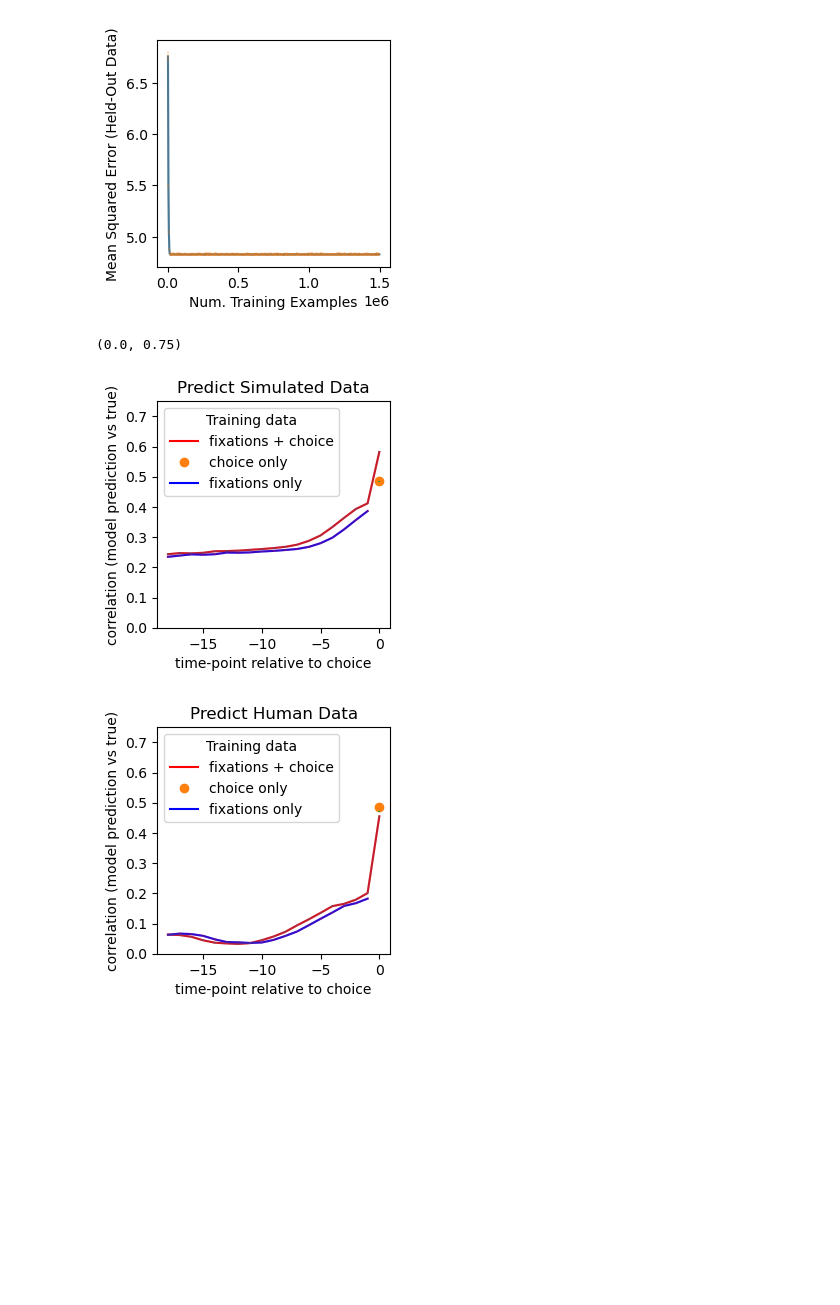
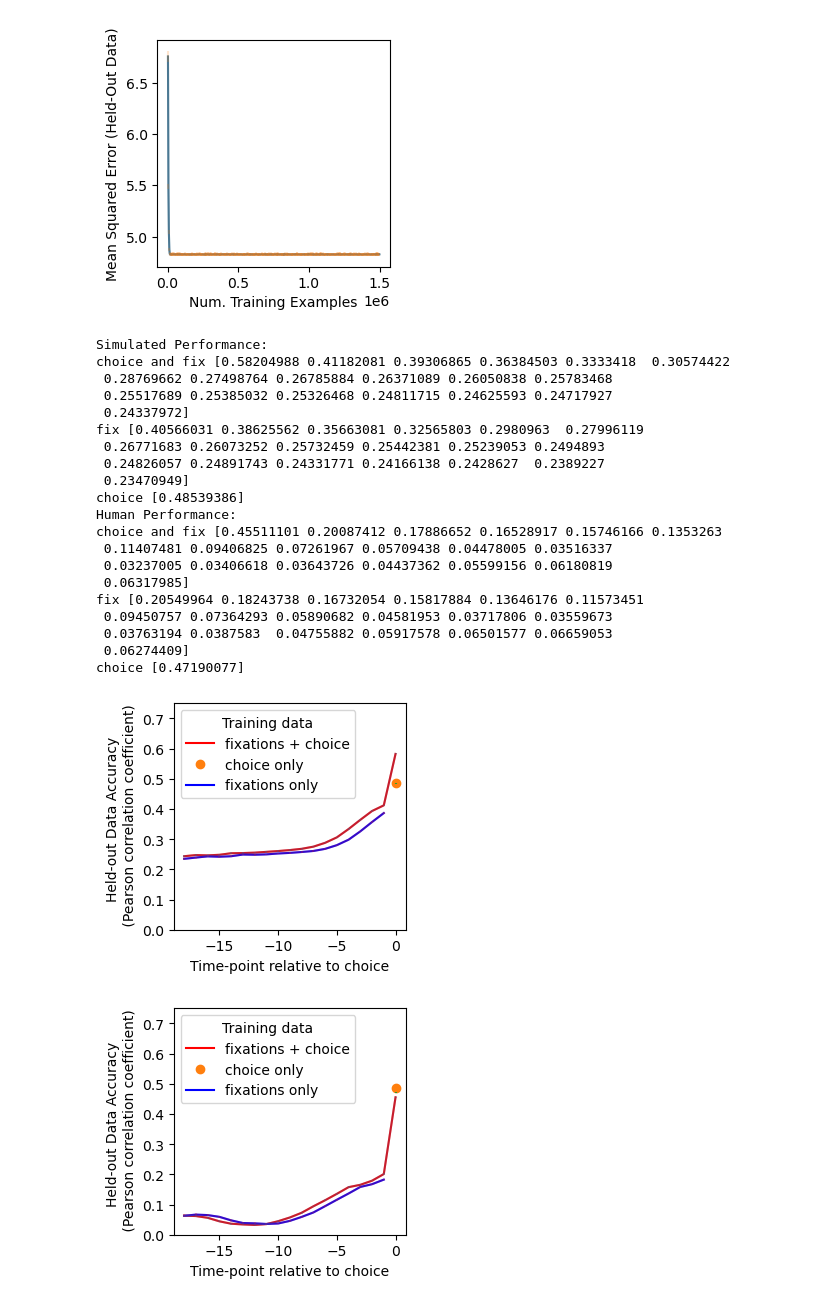
Before and after one commit to evanrussek/RNNs, a Jupyter notebook: analyze_train_sim_test_sim_hum_res.ipynb, the cells around one changed output. Drawn from its saved outputs; the diff is of its cells as text; code cells hidden in the pictures; blank space fills up the shorter version.

```diff
--- a/analyze_train_sim_test_sim_hum_res.ipynb
+++ b/analyze_train_sim_test_sim_hum_res.ipynb
@@ -111,36 +111,64 @@ Text(0, 0.5, 'Mean Squared Error (Held-Out Data)')
 # %%
 fig,ax = plt.subplots(1,1,figsize=(3,3),dpi=100)
 these_tps = np.arange(-18,1,1)
 ax.plot(these_tps,np.flip(np.mean(all_r_sim_by_n_back_fc,0)), 'r-', label='fixations + choice')
 ax.errorbar(these_tps,np.flip(np.mean(all_r_sim_by_n_back_fc,0)), np.flip(np.std(all_r_sim_by_n_back_fc,0)/np.sqrt(50)), alpha=.25)
 ax.plot(0,np.mean(all_r_sim_by_n_back_c), 'o', label='choice only')
 ax.errorbar(0,np.mean(all_r_sim_by_n_back_c), np.std(all_r_sim_by_n_back_c)/np.sqrt(50))
 ax.plot(np.arange(-18,0,1),np.flip(np.mean(all_r_sim_by_n_back_f[:,1:],0)), 'b-', label='fixations only')
 ax.errorbar(np.arange(-18,0,1),np.flip(np.mean(all_r_sim_by_n_back_f[:,1:],0)), np.flip(np.std(all_r_sim_by_n_back_f[:,1:],0)/np.sqrt(50)), alpha=.25)
 ax.legend(title='Training data')
-ax.set_xlabel('time-point relative to choice')
-ax.set_ylabel('correlation (model prediction vs true)')
+ax.set_xlabel('Time-point relative to choice')
+ax.set_ylabel('Held-out Data Accuracy \n (Pearson correlation coefficient)')
 ax.set_ylim(0,.75)
 
-ax.set_title('Predict Simulated Data')
+ax.set_title('')
 
 
 fig,ax = plt.subplots(1,figsize=(3,3),dpi=100)
 ax.plot(these_tps,np.flip(np.mean(all_r_human_by_n_back_fc,0)), 'r-', label='fixations + choice')
 ax.errorbar(these_tps,np.flip(np.mean(all_r_human_by_n_back_fc,0)), np.flip(np.std(all_r_human_by_n_back_fc,0)/np.sqrt(50)), alpha=.25)
 ax.plot(0,np.mean(all_r_sim_by_n_back_c), 'o', label = 'choice only')
 ax.errorbar(0,np.mean(all_r_human_by_n_back_c), np.std(all_r_human_by_n_back_c)/np.sqrt(50))
 
 ax.plot(np.arange(-18,0,1),np.flip(np.mean(all_r_human_by_n_back_f[:,1:],0)), 'b-', label='fixations only')
 ax.errorbar(np.arange(-18,0,1),np.flip(np.mean(all_r_human_by_n_back_f[:,1:],0)), np.flip(np.std(all_r_human_by_n_back_f[:,1:],0)/np.sqrt(50)), alpha=.25)
-ax.set_ylabel('correlation (model prediction vs true)')
-ax.set_xlabel('time-point relative to choice')
+ax.set_ylabel('Held-out Data Accuracy \n (Pearson correlation coefficient)')
+ax.set_xlabel('Time-point relative to choice')
 ax.legend(title='Training data')
-ax.set_title('Predict Human Data')
+ax.set_title('')
 ax.set_ylim(0,.75)
 #np.mean(all_r_sim_by_n_back_c)
 #np.mean(all_r_human_by_n_back_c)
+print('Simulated Performance: ')
+print('choice and fix {}'.format(np.mean(all_r_sim_by_n_back_fc,0)))
+print('fix {}'.format(np.mean(all_r_sim_by_n_back_f,0)))
+print('choice {}'.format(np.mean(all_r_sim_by_n_back_c,0)))
+
+print('Human Performance: ')
+print('choice and fix {}'.format(np.mean(all_r_human_by_n_back_fc,0)))
+print('fix {}'.format(np.mean(all_r_human_by_n_back_f,0)))
+print('choice {}'.format(np.mean(all_r_human_by_n_back_c,0)))
 # %% [output]
-(0.0, 0.75)
+Simulated Performance:
+choice and fix [0.58204988 0.41182081 0.39306865 0.36384503 0.3333418  0.30574422
+ 0.28769662 0.27498764 0.26785884 0.26371089 0.26050838 0.25783468
+ 0.25517689 0.25385032 0.25326468 0.24811715 0.24625593 0.24717927
+ 0.24337972]
+fix [0.40566031 0.38625562 0.35663081 0.32565803 0.2980963  0.27996119
+ 0.26771683 0.26073252 0.25732459 0.25442381 0.25239053 0.2494893
+ 0.24826057 0.24891743 0.24331771 0.24166138 0.2428627  0.2389227
+ 0.23470949]
+choice [0.48539386]
+Human Performance:
+choice and fix [0.45511101 0.20087412 0.17886652 0.16528917 0.15746166 0.1353263
+ 0.11407481 0.09406825 0.07261967 0.05709438 0.04478005 0.03516337
+ 0.03237005 0.03406618 0.03643726 0.04437362 0.05599156 0.06180819
+ 0.06317985]
+fix [0.20549964 0.18243738 0.16732054 0.15817884 0.13646176 0.11573451
+ 0.09450757 0.07364293 0.05890682 0.04581953 0.03717806 0.03559673
+ 0.03763194 0.0387583  0.04755882 0.05917578 0.06501577 0.06659053
+ 0.06274409]
+choice [0.47190077]
-[figure, old version]
+[figure, new version]
-[figure, old version]
+[figure, new version]
```
Also changed, not shown: parts of 7 cells of this notebook, 10 other files.
